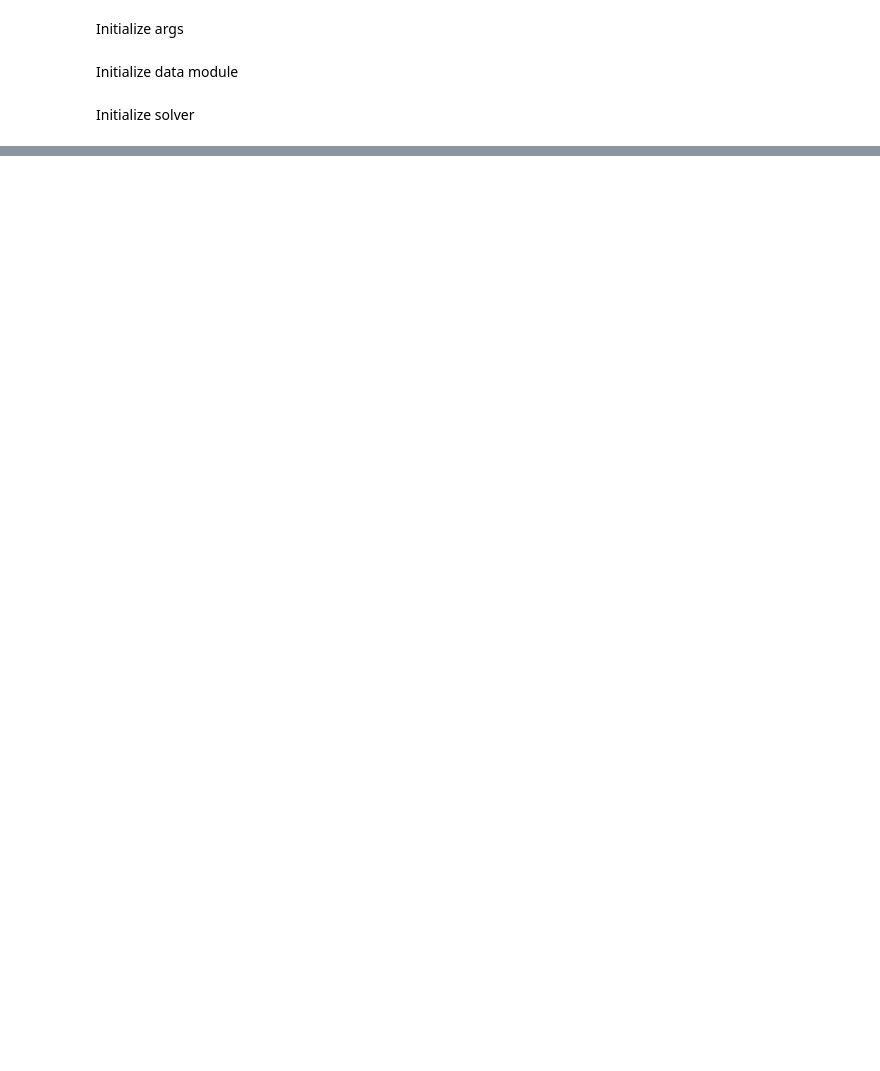
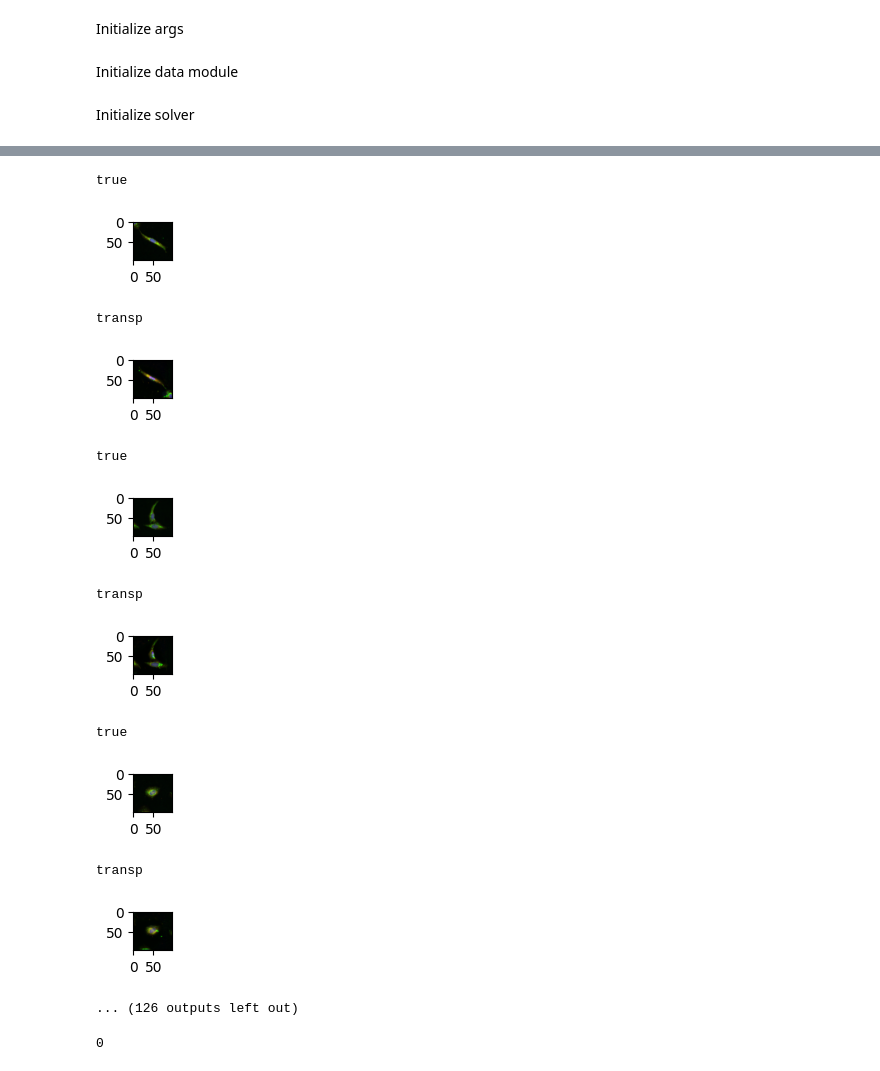
Before and after one commit to theislab/IMPA, a Jupyter notebook: notebooks/cpg0000/convert_to_single_batch_cpg0000.ipynb, the cells around one changed output, grey strips where cells are left out. Saved outputs shown, nothing was run; the diff lists cells and outputs as text; code cells hidden in the pictures; blank space fills up the shorter version.

```diff
--- a/notebooks/cpg0000/convert_to_single_batch_cpg0000.ipynb
+++ b/notebooks/cpg0000/convert_to_single_batch_cpg0000.ipynb
@@ -181,11 +181,41 @@ z.repeat(16,1).shape
 # %%
 import os
 from pathlib import Path
 import numpy as np
 path_cpg0000 = Path("/lustre/groups/ml01/datasets/projects/cpg0000_alessandro/cpg0000_u2os_normalized_segmented_large")
+path_cpg0000_transp = Path("/lustre/groups/ml01/datasets/projects/cpg0000_alessandro/cpg0000_u2os_normalized_segmented_large_transported")
 
 for plate in os.listdir(path_cpg0000):
     for well in os.listdir(path_cpg0000 /plate):
         for img in os.listdir(path_cpg0000 /plate / well):
             im = np.load(path_cpg0000 /plate / well/img)
+            im_transp = np.load(path_cpg0000_transp /plate / well/img)
+
+            print("true")
+            plt.figure(figsize=(0.5,0.5))
+            plt.imshow(im[:,:,[0,3,4]])
+            plt.show()
+
+            print("transp")
+            plt.figure(figsize=(0.5,0.5))
+            plt.imshow(im_transp[:,:,[0,3,4]])
+            plt.show()
             assert im.dtype == np.uint8
+# %% [output]
+true
+[figure, added]
+transp
+[figure, added]
+true
+[figure, added]
+transp
+[figure, added]
+true
+[figure, added]
+transp
+[figure, added]
+... (126 outputs left out)
+# %%
+im.min()
+# %% [output]
+0
```
Also changed, not shown: parts of 5 cells of this notebook, 7 other files.
